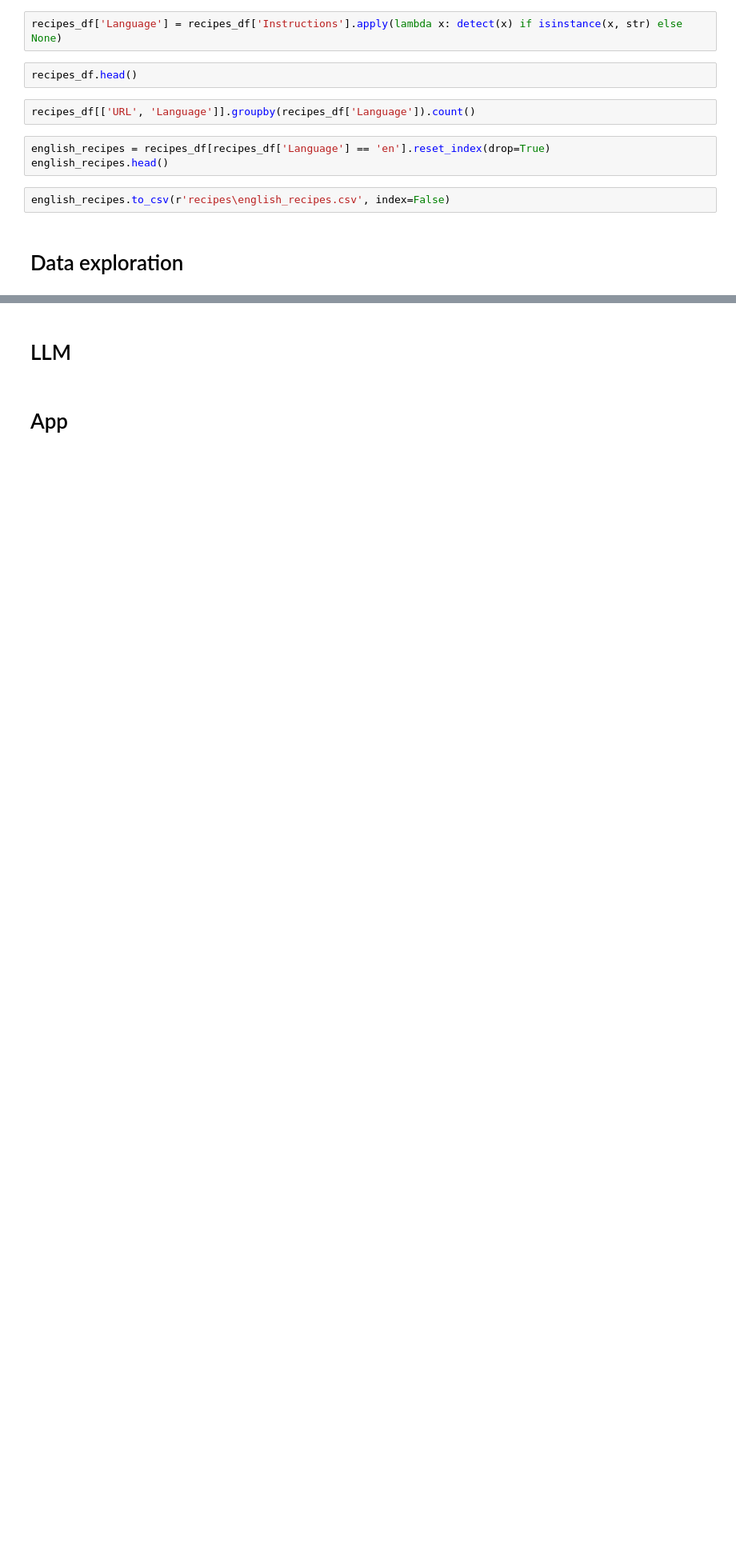
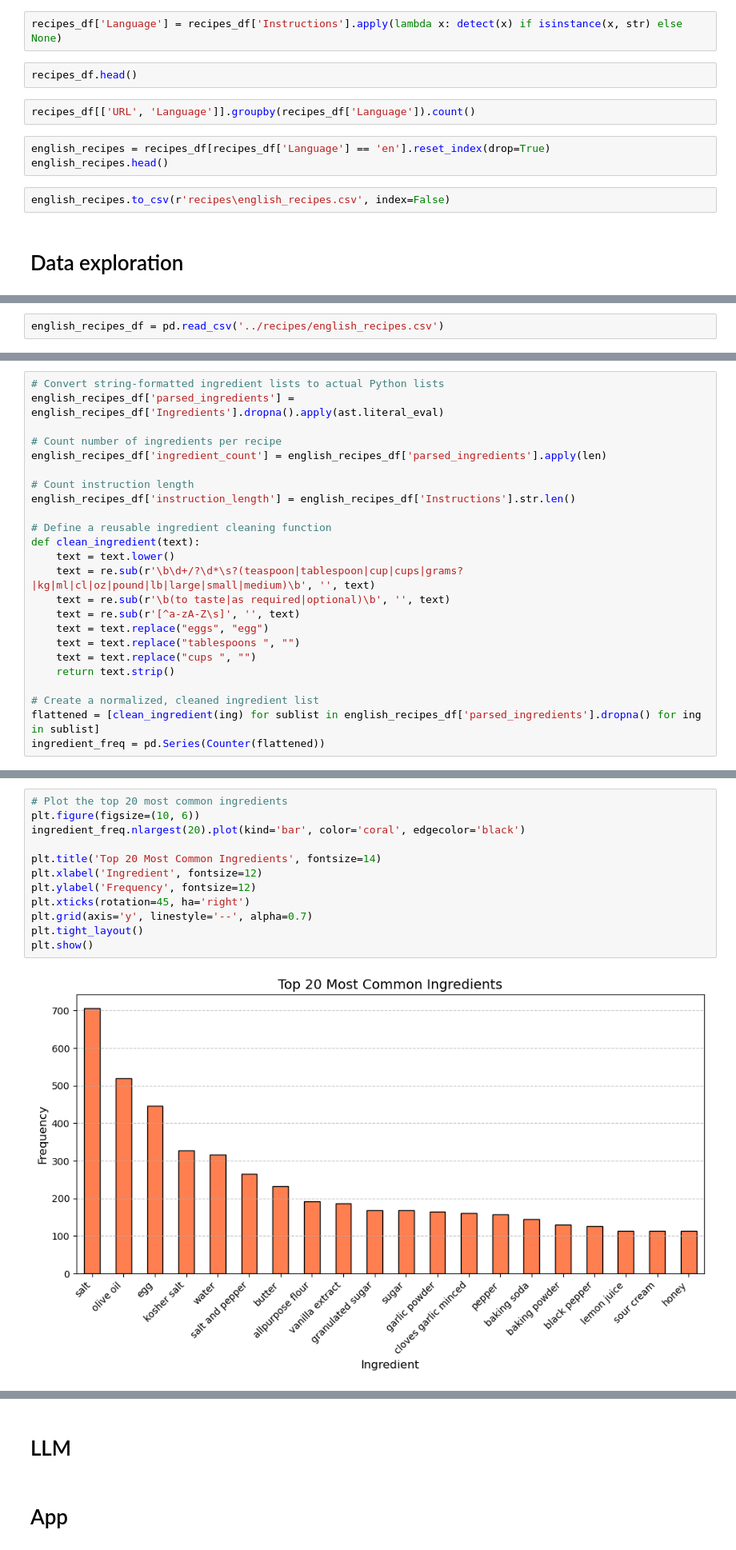
Before and after one commit to s243933/DTU_ABA_2025, a Jupyter notebook: Report/report_group4.ipynb, the cells around one changed output, grey strips where cells are left out. Shown: that part at 80% size. Saved outputs shown, nothing was run; the diff lists cells and outputs as text; blank space fills up the shorter version.

```diff
--- a/Report/report_group4.ipynb
+++ b/Report/report_group4.ipynb
@@ -418,0 +424,2 @@ english_recipes.to_csv(r'recipes\english_recipes.csv', index=False)
+# %%
+english_recipes_df = pd.read_csv('../recipes/english_recipes.csv')
@@ -418,0 +430,24 @@ english_recipes.to_csv(r'recipes\english_recipes.csv', index=False)
+# %%
+# Convert string-formatted ingredient lists to actual Python lists
+english_recipes_df['parsed_ingredients'] = english_recipes_df['Ingredients'].dropna().apply(ast.literal_eval)
+
+# Count number of ingredients per recipe
+english_recipes_df['ingredient_count'] = english_recipes_df['parsed_ingredients'].apply(len)
+
+# Count instruction length
+english_recipes_df['instruction_length'] = english_recipes_df['Instructions'].str.len()
+
+# Define a reusable ingredient cleaning function
+def clean_ingredient(text):
+    text = text.lower()
+    text = re.sub(r'\b\d+/?\d*\s?(teaspoon|tablespoon|cup|cups|grams?|kg|ml|cl|oz|pound|lb|large|small|medium)\b', '', text)
+    text = re.sub(r'\b(to taste|as required|optional)\b', '', text)
+    text = re.sub(r'[^a-zA-Z\s]', '', text)
+    text = text.replace("eggs", "egg")
+    text = text.replace("tablespoons ", "")
+    text = text.replace("cups ", "")
+    return text.strip()
+
+# Create a normalized, cleaned ingredient list
+flattened = [clean_ingredient(ing) for sublist in english_recipes_df['parsed_ingredients'].dropna() for ing in sublist]
+ingredient_freq = pd.Series(Counter(flattened))
@@ -418,0 +489,14 @@ english_recipes.to_csv(r'recipes\english_recipes.csv', index=False)
+# %%
+# Plot the top 20 most common ingredients
+plt.figure(figsize=(10, 6))
+ingredient_freq.nlargest(20).plot(kind='bar', color='coral', edgecolor='black')
+
+plt.title('Top 20 Most Common Ingredients', fontsize=14)
+plt.xlabel('Ingredient', fontsize=12)
+plt.ylabel('Frequency', fontsize=12)
+plt.xticks(rotation=45, ha='right')
+plt.grid(axis='y', linestyle='--', alpha=0.7)
+plt.tight_layout()
+plt.show()
+# %% [output]
+[figure, added]
```
Also changed, not shown: parts of 29 cells of this notebook.
